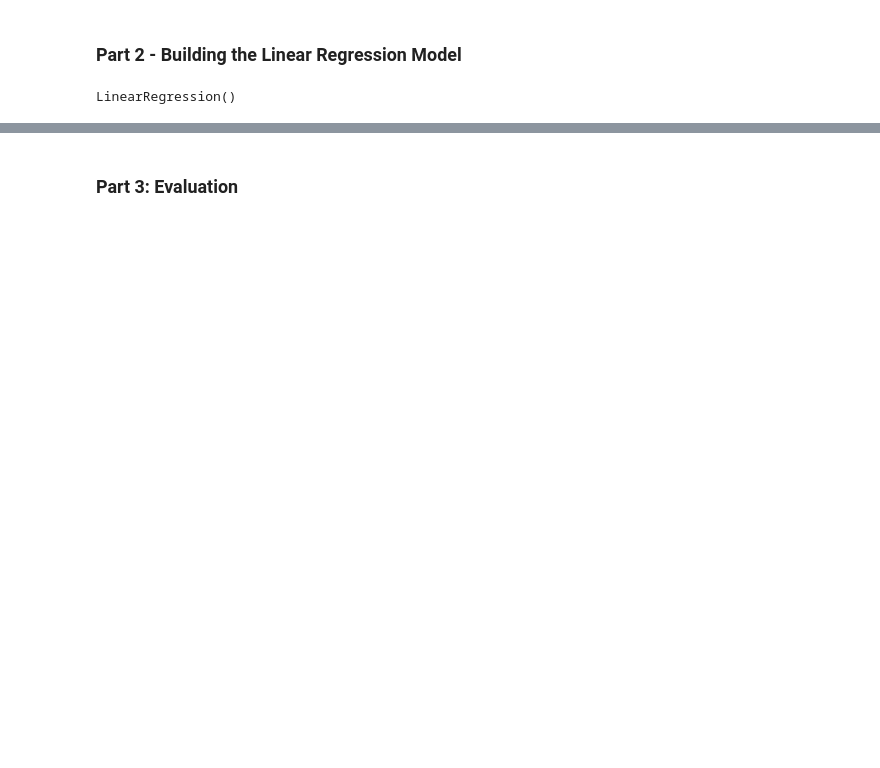
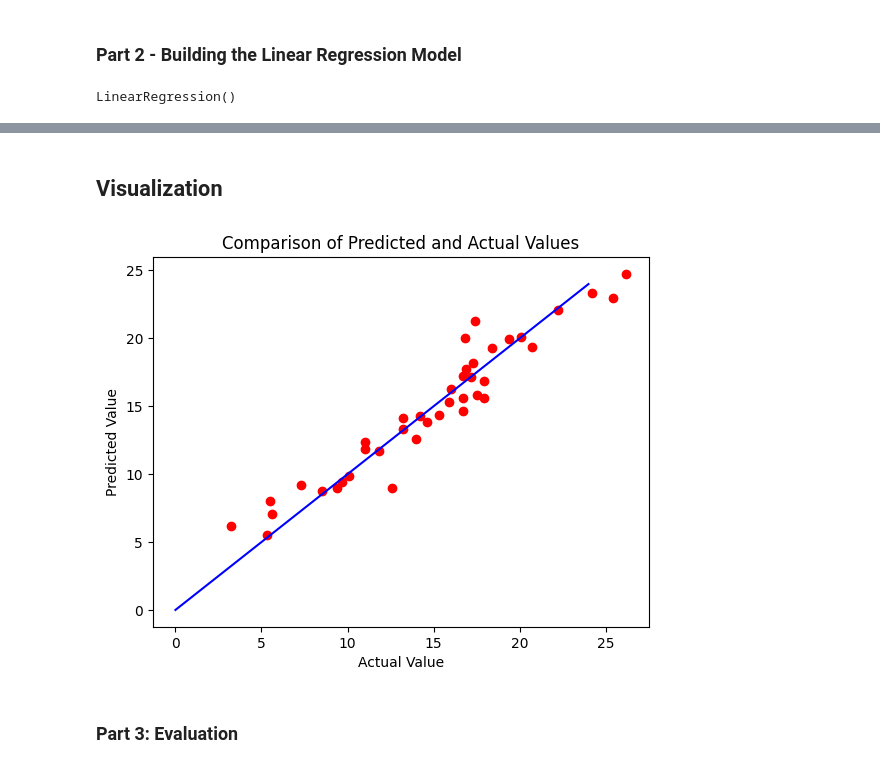
Before and after one commit to leandawnleandawn/MeXEE402_Midterm_EmmanGumapac-LyndonAllenSales, a Jupyter notebook: Linear Regression/Linear Regression.ipynb, the cells around one changed output, grey strips where cells are left out. Saved outputs shown, nothing was run; the diff lists cells and outputs as text; code cells hidden in the pictures; blank space fills up the shorter version.

```diff
--- a/Linear Regression/Linear Regression.ipynb
+++ b/Linear Regression/Linear Regression.ipynb
@@ -187,3 +195,19 @@ array([21.15027389, 18.04928033, 19.30550408, 17.27528683, 19.25196736,
+# %% [markdown]
+## Visualization
+# %%
+import matplotlib.pyplot as plt
+import numpy as np
+
+x_function = np.arange(0,25)
+
+plt.scatter(Y_test, Y_predict, color='r')
+plt.plot(x_function, x_function, color='b')
+plt.xlabel("Actual Value")
+plt.ylabel("Predicted Value")
+plt.title("Comparison of Predicted and Actual Values")
+plt.show()
+# %% [output]
+[figure, added]
 # %% [markdown]
 ### Part 3: Evaluation
 # %%
```
Also changed, not shown: parts of 8 cells of this notebook, 1 other file.
